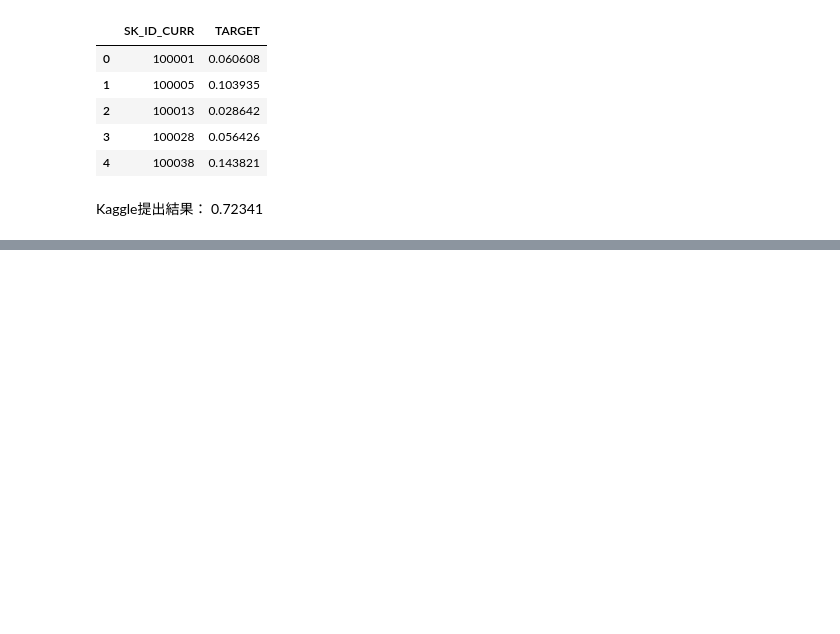
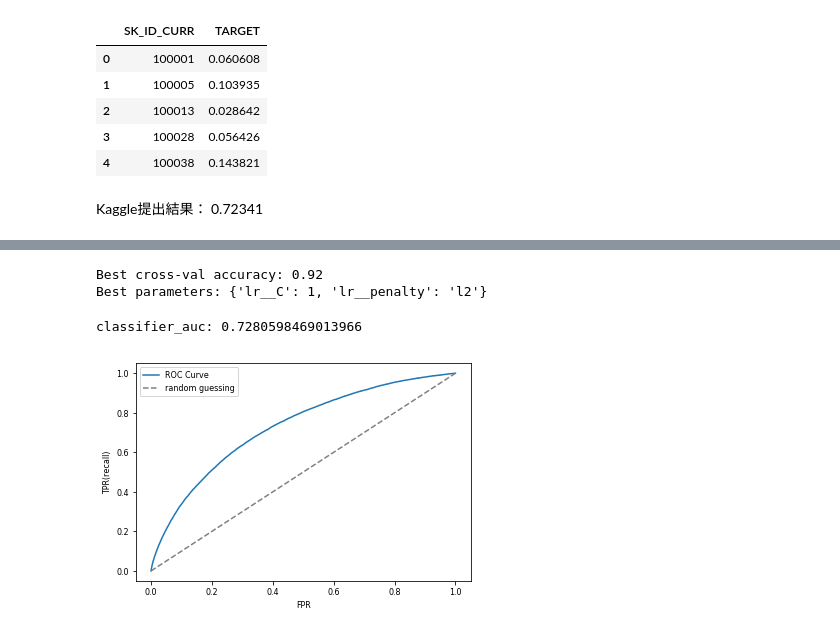
Before and after one commit to kztsh/diveintocode-ml, a Jupyter notebook: term1/sprint01/sprint1-ml-scratch-intro.ipynb, the cells around one changed output, grey strips where cells are left out. Cells and saved outputs as stored; diff of their text form; code cells hidden in the pictures; blank space fills up the shorter version.

```diff
--- a/term1/sprint01/sprint1-ml-scratch-intro.ipynb
+++ b/term1/sprint01/sprint1-ml-scratch-intro.ipynb
@@ -980,12 +986,6 @@ pca = PCA(n_components=40)
 pca.fit(X_train_poly)
 X_train_reduced = pca.transform(X_train_poly)
 X_test_reduced = pca.transform(X_test_poly)
-# %%
-# 標準化
-sc = StandardScaler()
-sc.fit(X_train_reduced)
-X_train_scaled = sc.transform(X_train_reduced)
-X_test_scaled = sc.transform(X_test_reduced)
 # %%
 from sklearn.pipeline import Pipeline
 from sklearn.model_selection import GridSearchCV
@@ -994,7 +994,7 @@ pipe = Pipeline([("scaler", StandardScaler()), ("lr", LogisticRegression(solver=
 param_grid = {"lr__penalty":["l1","l2"],
               "lr__C": [0.001,0.01,0.1,1,10,100]}
 grid = GridSearchCV(pipe, param_grid=param_grid, cv=5)
-grid.fit(X_train_scaled, y_train)
+grid.fit(X_train_reduced, y_train)
 # %% [output]
 GridSearchCV(cv=5, error_score='raise-deprecating',
        estimator=Pipeline(memory=None,
@@ -1057,0 +1058,15 @@ Kaggle提出結果： 0.72341
+# %%
+down_sort = np.argsort(ftr_imp)[::-1]
+ftr_imp_sorted = ftr_imp[down_sort]
+
+X_train_selected = X_train_poly[:, down_sort][:, :40]
+X_test_selected = X_test_poly[:, down_sort][:, :40]
+# %%
+from sklearn.pipeline import Pipeline
+from sklearn.model_selection import GridSearchCV
+
+pipe = Pipeline([("scaler", StandardScaler()), ("lr", LogisticRegression(solver="liblinear"))])
+param_grid = {"lr__penalty":["l2"],
+              "lr__C": [1,10,100]}
+grid = GridSearchCV(pipe, param_grid=param_grid, cv=5)
+grid.fit(X_train_selected, y_train)
@@ -1057,0 +1084,23 @@ Kaggle提出結果： 0.72341
+# %%
+print("Best cross-val accuracy: {:.2f}".format(grid.best_score_))
+print("Best parameters: {}".format(grid.best_params_))
+# %% [output]
+Best cross-val accuracy: 0.92
+Best parameters: {'lr__C': 1, 'lr__penalty': 'l2'}
+# %%
+# auc算出
+lr_auc = roc_auc_score(y_train, grid.predict_proba(X_train_selected)[:,1])
+print("classifier_auc: {}".format(lr_auc))
+# %% [output]
+classifier_auc: 0.7280598469013966
+# %%
+# ROC curve描画
+fpr, tpr, thresholds = roc_curve(y_train, grid.predict_proba(X_train_selected)[:,1])
+plt.plot(fpr, tpr, label="ROC Curve")
+plt.plot([0,1],[0,1], linestyle="--", color="gray", label="random guessing")
+plt.xlabel("FPR")
+plt.ylabel("TPR(recall)")
+plt.legend(loc="best")
+plt.show()
+# %% [output]
+[figure, added]
```
Also changed, not shown: parts of 36 cells of this notebook, 1 other file.
